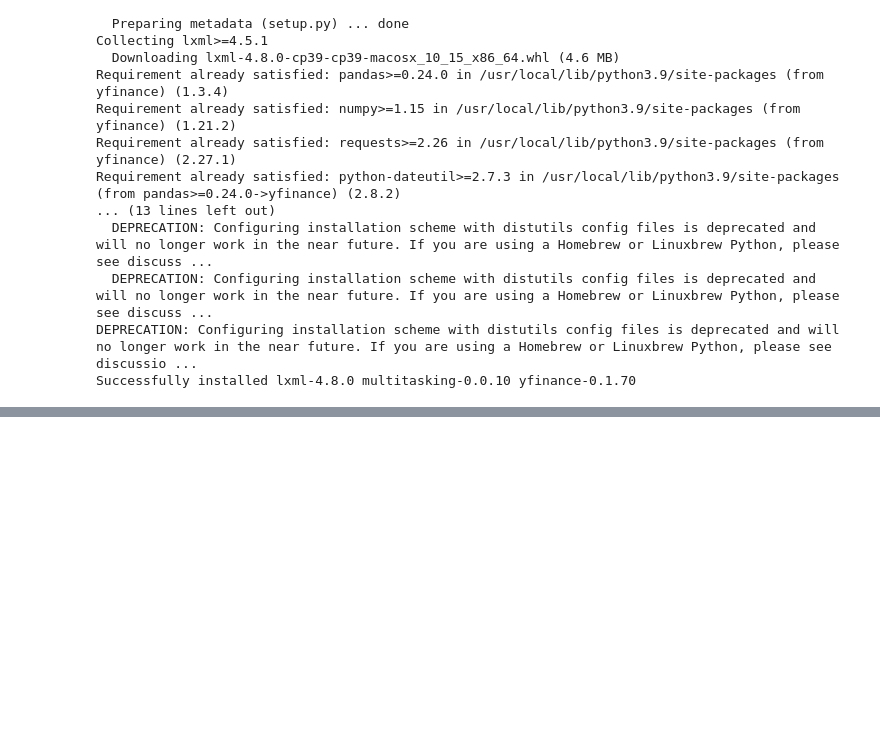
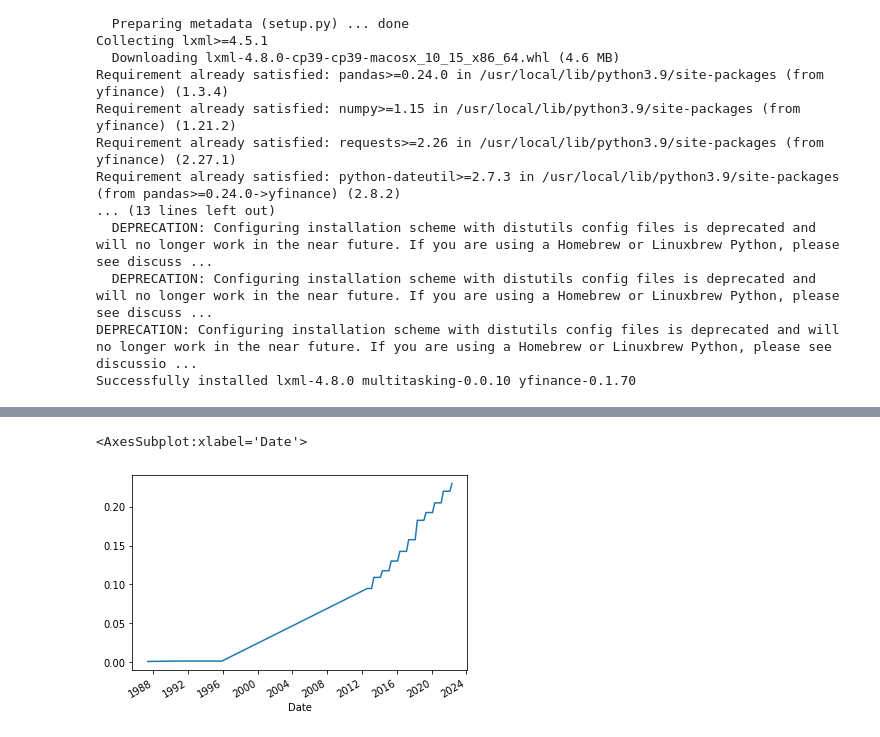
Before and after one commit to aoio12/streamlit, a Jupyter notebook: yfinance.ipynb, the cells around one changed output, grey strips where cells are left out. Drawn from its saved outputs; the diff is of its cells as text; code cells hidden in the pictures; blank space fills up the shorter version.

```diff
--- a/yfinance.ipynb
+++ b/yfinance.ipynb
@@ -62,0 +79,3 @@ hist
+# %%
+aapl = yf.Ticker('AAPL')
+aapl
@@ -62,0 +114,5 @@ hist
+# %%
+aapl.dividends.plot()
+# %% [output]
+<AxesSubplot:xlabel='Date'>
+[figure, added]
```
Also changed, not shown: parts of 19 cells of this notebook, 1 other file.
